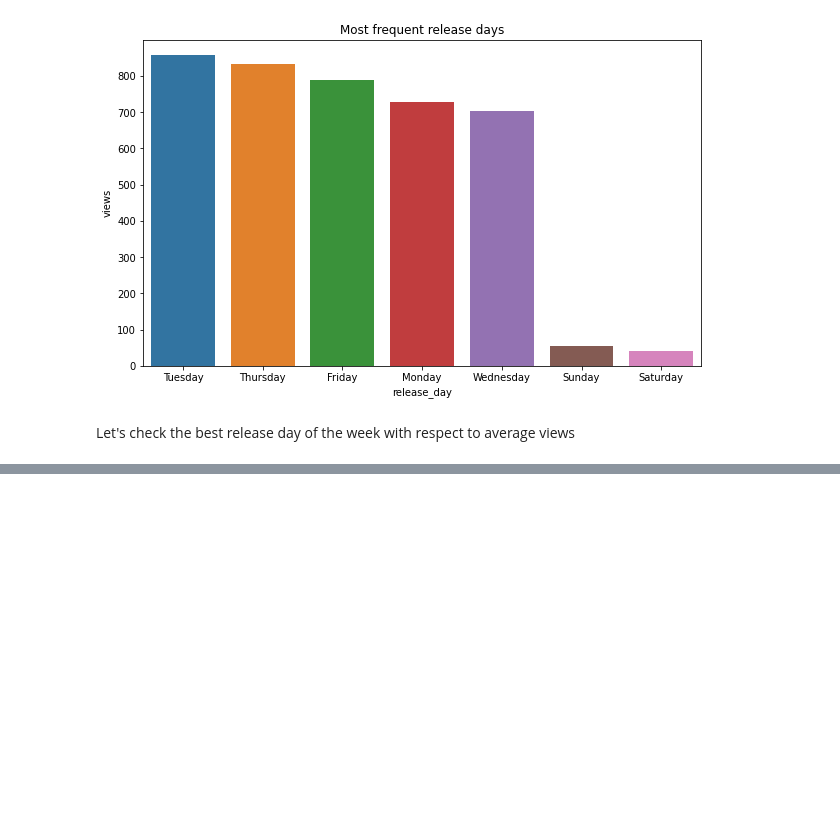
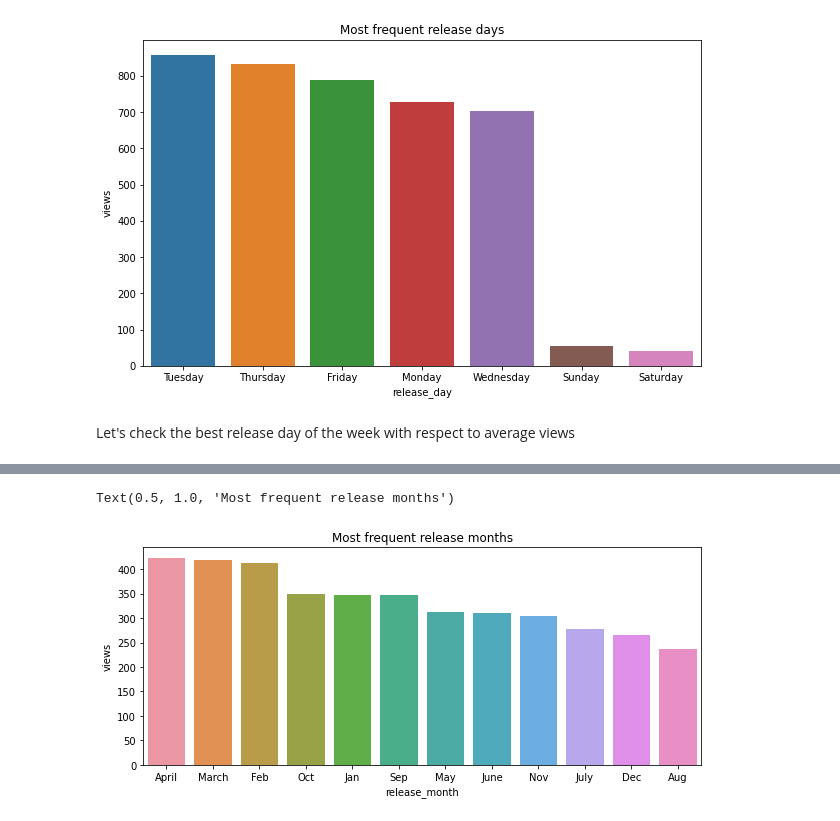
Before and after one commit to Gayatri-Surapaneni/Ted-Talks-Views-Prediction-ML, a Jupyter notebook: Copy_of_Ted_Talk_Views_Prediction_ML_Project_Gayatri_S.ipynb, the cells around one changed output, grey strips where cells are left out. Drawn from its saved outputs; the diff is of its cells as text; code cells hidden in the pictures; blank space fills up the shorter version.

```diff
--- a/Copy_of_Ted_Talk_Views_Prediction_ML_Project_Gayatri_S.ipynb
+++ b/Copy_of_Ted_Talk_Views_Prediction_ML_Project_Gayatri_S.ipynb
@@ -396,0 +414,16 @@ Let's check the best release day of the week with respect to average views
+# %%
+#encoding of release_month column with corresponding month name
+month_dict={1:'Jan',2:'Feb',3:'March',4:'April',5:'May',6:'June',7:'July',8:'Aug',9:'Sep',10:'Oct',11:'Nov',12:'Dec'}
+df['release_month']=df['release_month'].map(month_dict)
+# %%
+#checking months having maximum release
+freq_rel_month=df[['release_month','views']].groupby('release_month').agg({'views' : 'count'})
+freq_rel_month=freq_rel_month.sort_values('views',ascending=False)
+freq_rel_month.reset_index(inplace=True)
+# checking the months having maximum release
+plt.figure(figsize=(10,4))
+sns.barplot(x='release_month',y='views',data=freq_rel_month)
+plt.title('Most frequent release months')
+# %% [output]
+Text(0.5, 1.0, 'Most frequent release months')
+[figure, added]
```
Also changed, not shown: parts of 28 cells of this notebook.
